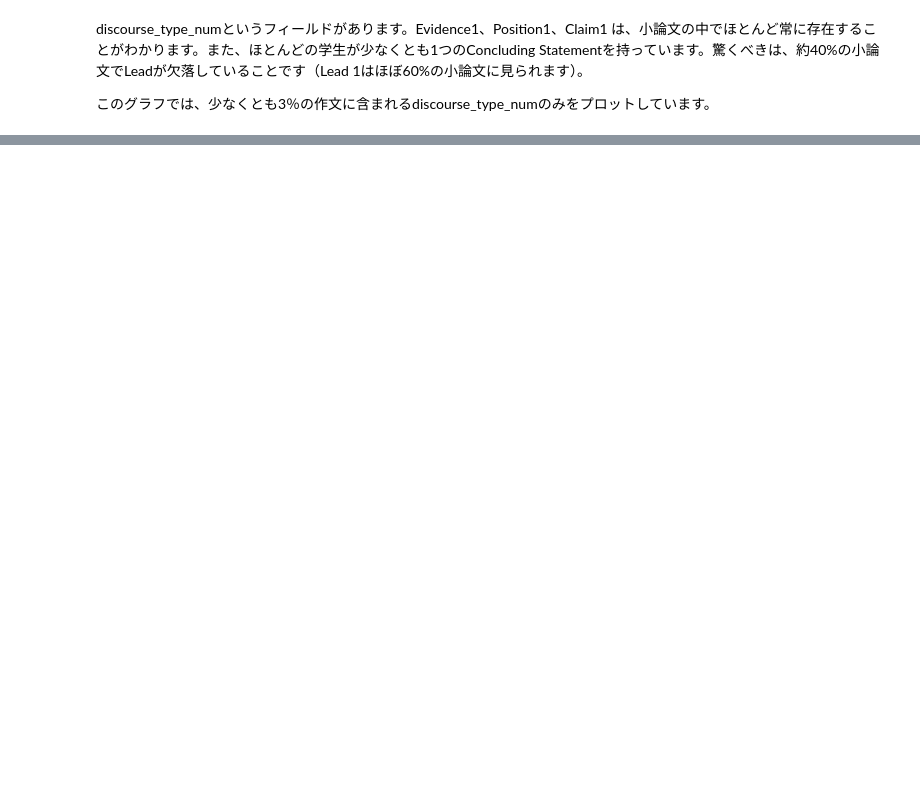
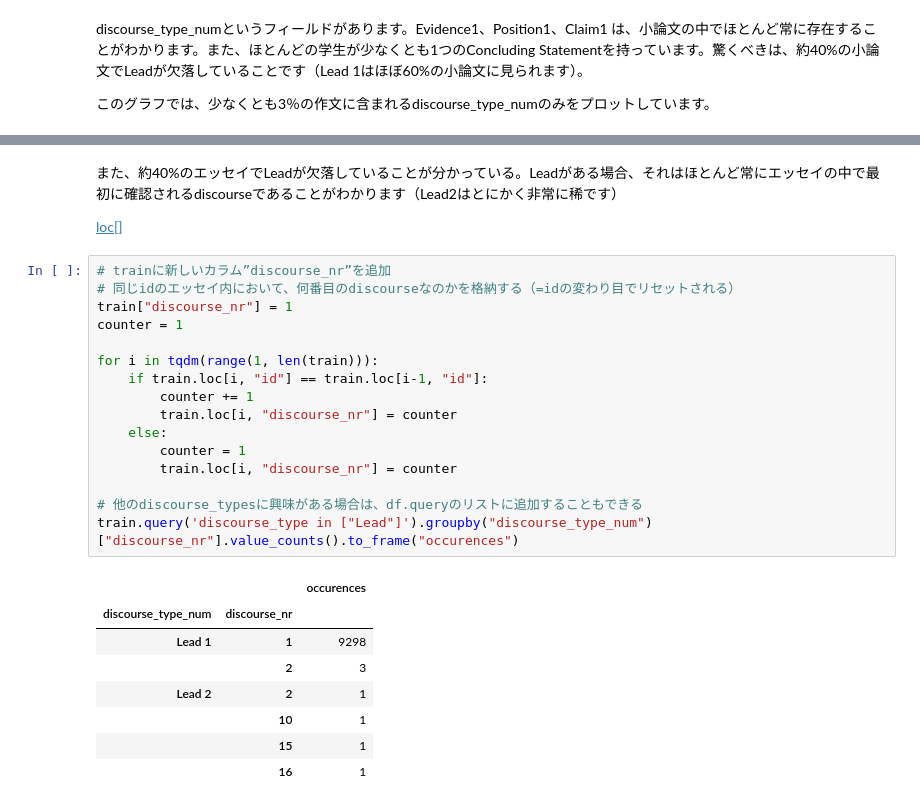
Before and after one commit to kurota0612/feedback-prize-2021, a Jupyter notebook: test.ipynb, the cells around one changed output, grey strips where cells are left out. Cells and saved outputs as stored; diff of their text form; blank space fills up the shorter version.

```diff
--- a/test.ipynb
+++ b/test.ipynb
@@ -198,0 +247,29 @@ AttributeError: ignored
+# %% [markdown]
+また、約40%のエッセイでLeadが欠落していることが分かっている。Leadがある場合、それはほとんど常にエッセイの中で最初に確認されるdiscourseであることがわかります（Lead2はとにかく非常に稀です）
+
+[loc[]](https://techacademy.jp/magazine/45550)
+# %%
+# trainに新しいカラム”discourse_nr”を追加
+# 同じidのエッセイ内において、何番目のdiscourseなのかを格納する（=idの変わり目でリセットされる）
+train["discourse_nr"] = 1
+counter = 1
+
+for i in tqdm(range(1, len(train))):
+    if train.loc[i, "id"] == train.loc[i-1, "id"]:
+        counter += 1
+        train.loc[i, "discourse_nr"] = counter
+    else:
+        counter = 1
+        train.loc[i, "discourse_nr"] = counter
+
+# 他のdiscourse_typesに興味がある場合は、df.queryのリストに追加することもできる
+train.query('discourse_type in ["Lead"]').groupby("discourse_type_num")["discourse_nr"].value_counts().to_frame("occurences")
+# %% [output]
+|  |  | occurences |
+| discourse_type_num | discourse_nr |  |
+| Lead 1 | 1 | 9298 |
+|  | 2 | 3 |
+| Lead 2 | 2 | 1 |
+|  | 10 | 1 |
+|  | 15 | 1 |
+|  | 16 | 1 |
```
Also changed, not shown: parts of 11 cells of this notebook.
